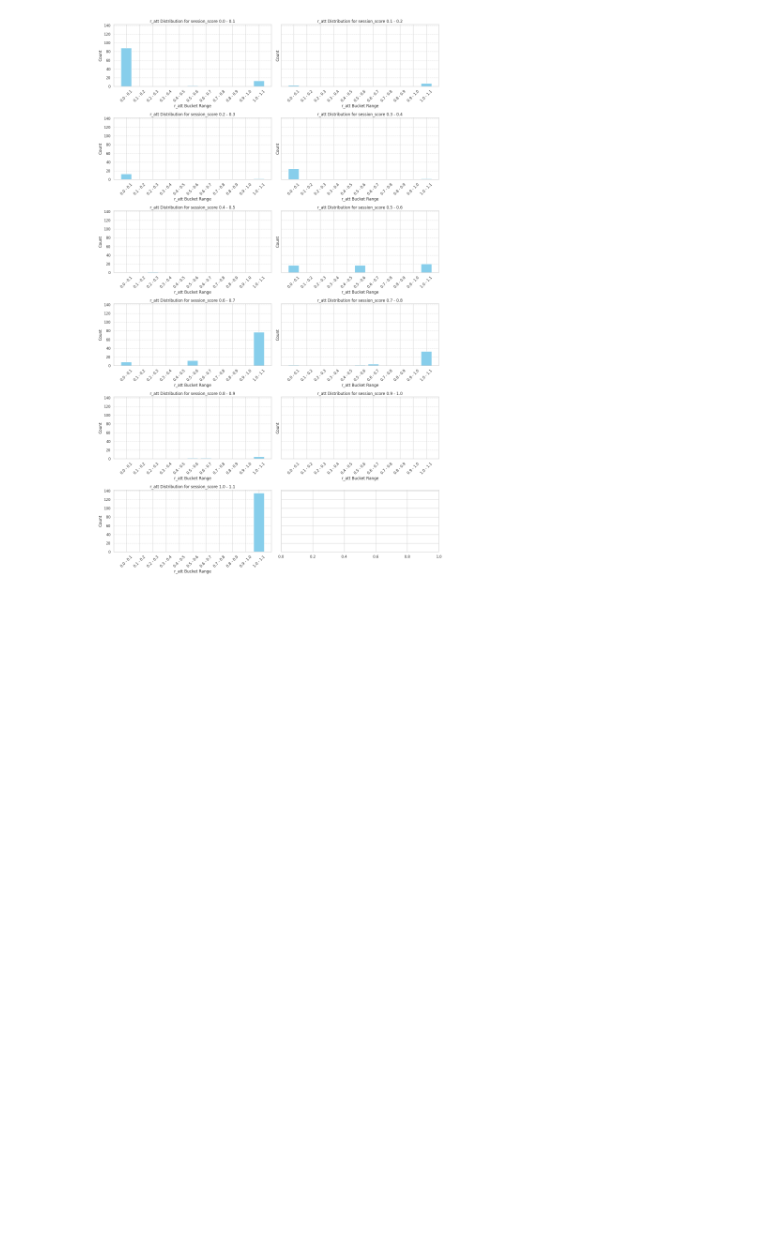
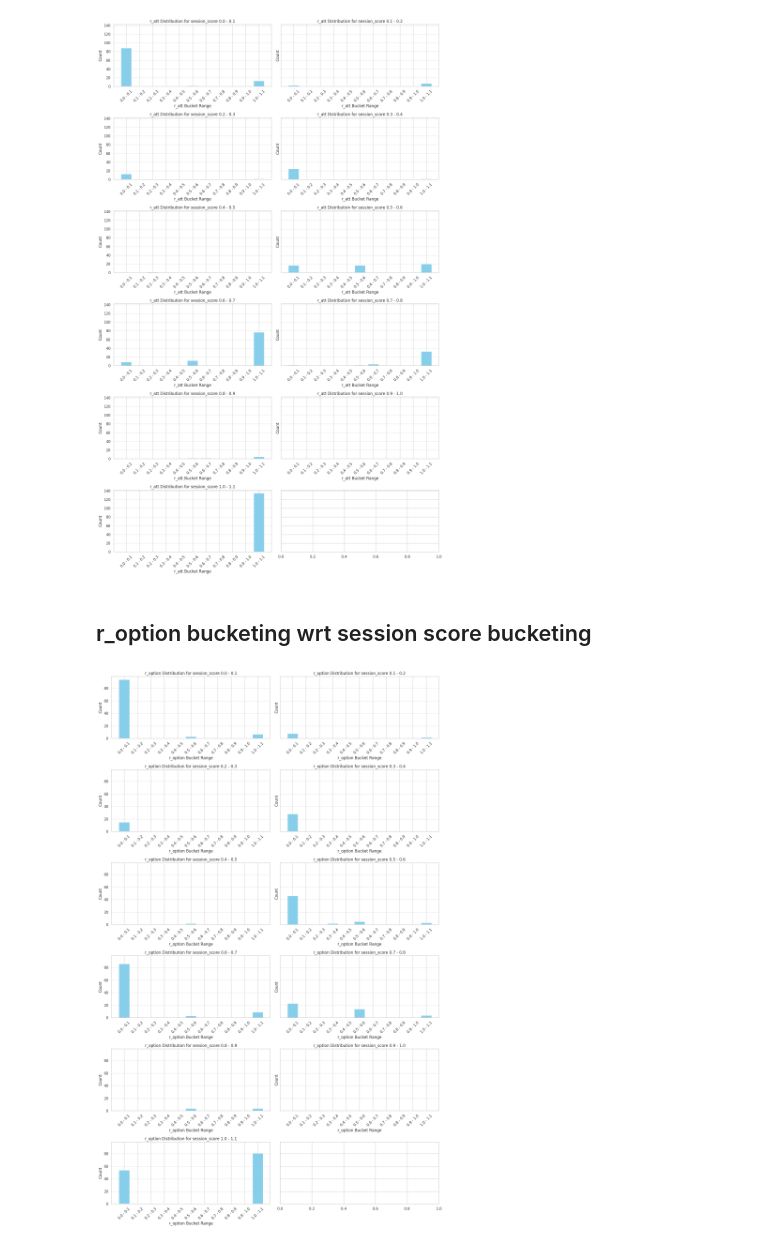
Before and after one commit to Govind-S-B/webshop-benchmark-prune, a Jupyter notebook: analytics_script/analytics_notebook.ipynb, the cells around one changed output. Drawn from its saved outputs; the diff is of its cells as text; code cells hidden in the pictures; blank space fills up the shorter version.

```diff
--- a/analytics_script/analytics_notebook.ipynb
+++ b/analytics_script/analytics_notebook.ipynb
@@ -350,3 +354,62 @@ def plot_r_att_distribution_per_score_bucket(sessions):
 plot_r_att_distribution_per_score_bucket(sessions)
 # %% [output]
 [figure]
+# %% [markdown]
+## r_option bucketing wrt session score bucketing
+# %%
+def plot_r_option_distribution_per_score_bucket(sessions):
+    # Define the score buckets (referencing the previous cell)
+    score_buckets = [(i / 10, (i + 1) / 10) for i in range(0, 11)]
+
+    # Define the r_option buckets
+    r_option_buckets = [(i / 10, (i + 1) / 10) for i in range(0, 11)]
+
+    # Initialize a dictionary to hold counts for each score bucket and r_option bucket
+    score_bucket_r_option_counts = {f"{lower:.1f} - {upper:.1f}": {f"{r_lower:.1f} - {r_upper:.1f}": 0 for r_lower, r_upper in r_option_buckets} for lower, upper in score_buckets}
+
+    for session in sessions:
+        session_score = session['session_score']
+        r_option = session['r_option']
+
+        # Determine the score bucket
+        score_bucket = None
+        for lower, upper in score_buckets:
+            if lower <= session_score < upper:
+                score_bucket = f"{lower:.1f} - {upper:.1f}"
+                break
+
+        # Determine the r_option bucket
+        r_option_bucket = None
+        for r_lower, r_upper in r_option_buckets:
+            if r_lower <= r_option < r_upper:
+                r_option_bucket = f"{r_lower:.1f} - {r_upper:.1f}"
+                break
+
+        # Increment the count for the corresponding bucket
+        if score_bucket and r_option_bucket:
+            score_bucket_r_option_counts[score_bucket][r_option_bucket] += 1
+
+    # Plotting
+    fig, axes = plt.subplots(6, 2, figsize=(15, 24), sharey=True)
+    axes = axes.flatten()
+
+    for idx, (score_bucket, r_option_counts) in enumerate(score_bucket_r_option_counts.items()):
+        if idx >= len(axes):
+            break  # Prevent IndexError if there are more buckets than subplots
+
+        bucket_ranges = list(r_option_counts.keys())
+        counts = list(r_option_counts.values())
+
+        axes[idx].bar(bucket_ranges, counts, color='skyblue')
+        axes[idx].set_xlabel('r_option Bucket Range')
+        axes[idx].set_ylabel('Count')
+        axes[idx].set_title(f'r_option Distribution for session_score {score_bucket}')
+        axes[idx].tick_params(axis='x', rotation=45)
+        axes[idx].grid(axis='y', linestyle='--', alpha=0.7)
+
+    plt.tight_layout()
+    plt.show()
+
+plot_r_option_distribution_per_score_bucket(sessions)
+# %% [output]
+[figure, added]
```
Also changed, not shown: parts of 25 cells of this notebook.
